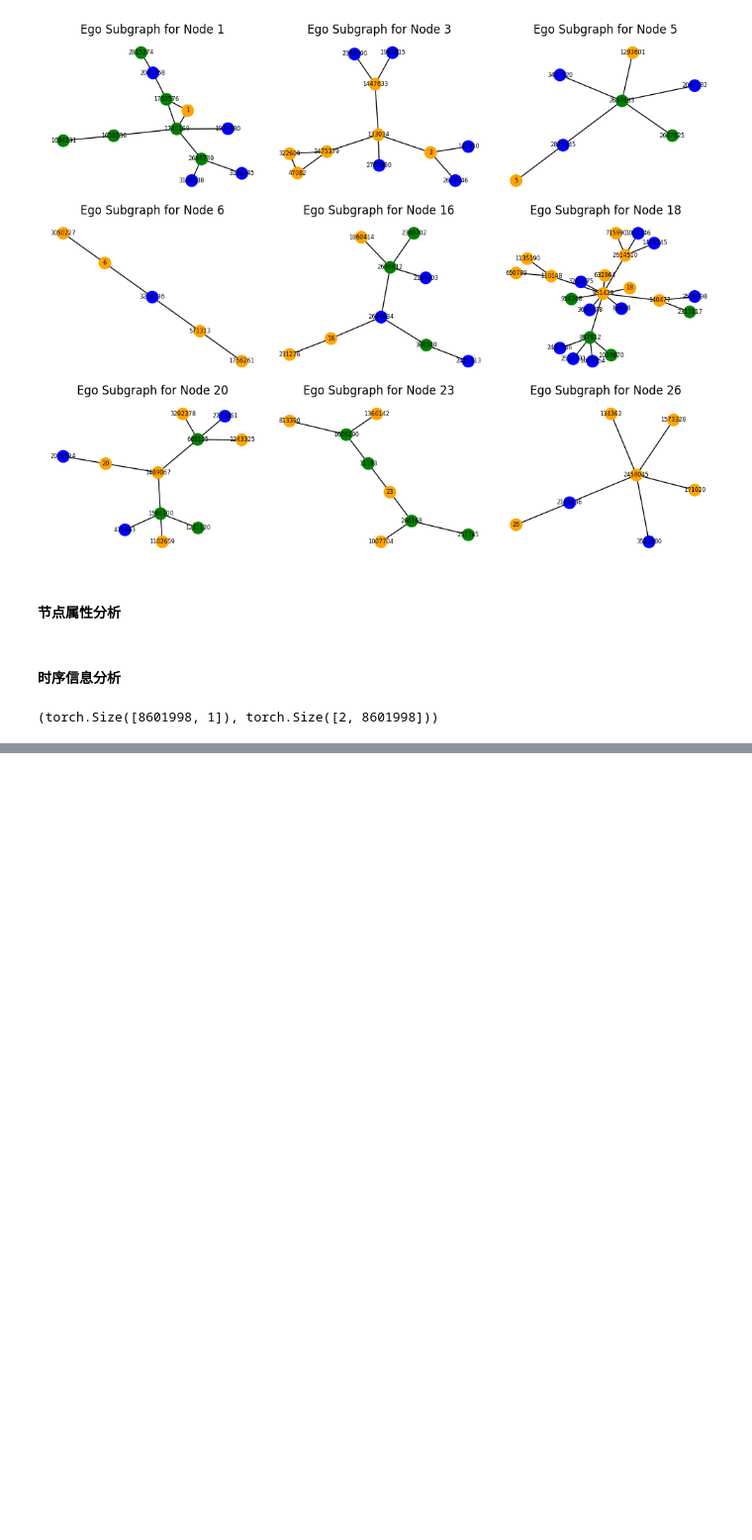
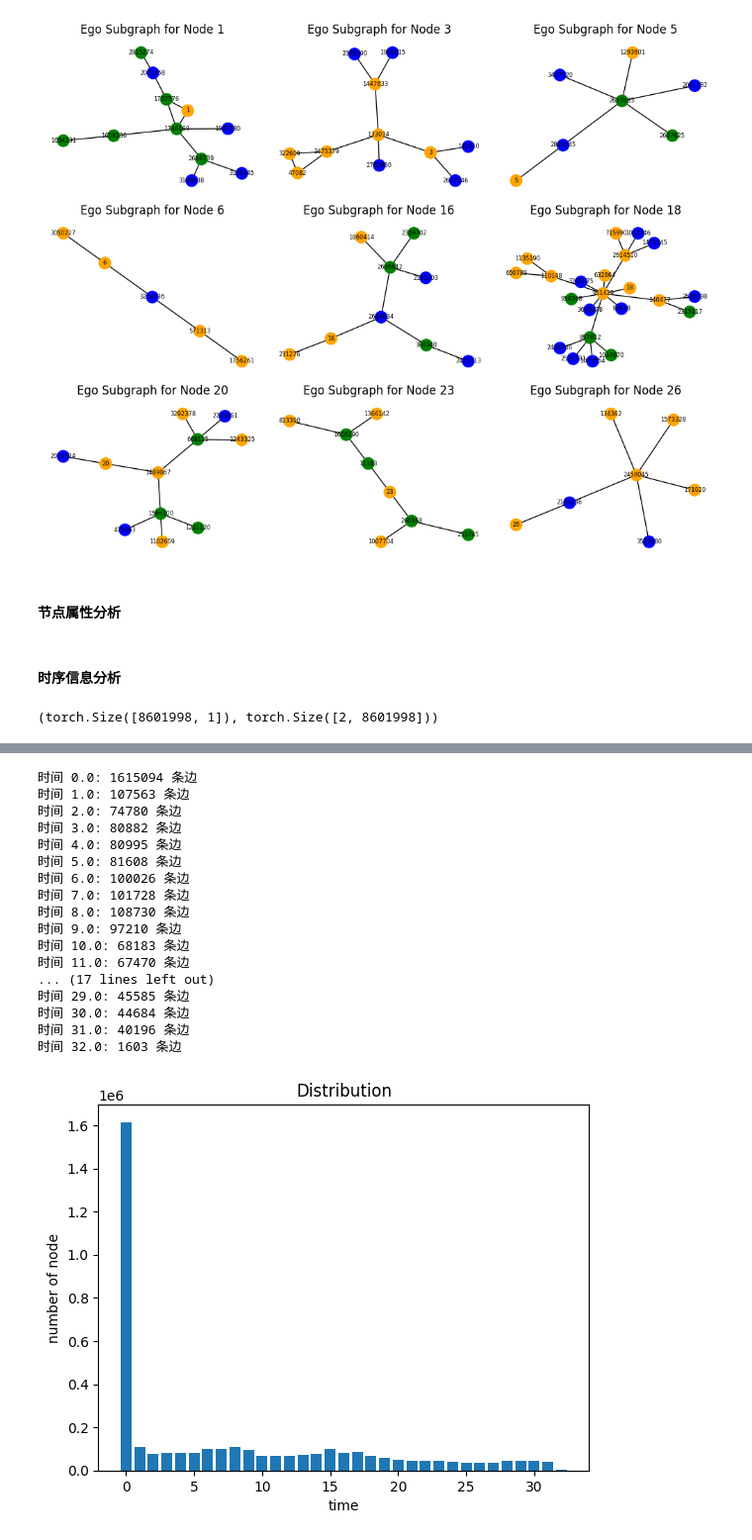
Before and after one commit to mgao97/DGraph_Experiments, a Jupyter notebook: our.ipynb, the cells around one changed output, grey strips where cells are left out. Shown at 99% size. Cells and saved outputs as stored; diff of their text form; code cells hidden in the pictures; blank space fills up the shorter version.

```diff
--- a/our.ipynb
+++ b/our.ipynb
@@ -357,0 +440,58 @@ Error:
+# %%
+# 将 PyTorch 张量转换为 NumPy 数组
+time_array = data.node_time.numpy()
+node_array = np.array(range(data.x.shape[0]))
+
+# 获取时间张量的最小值和最大值
+min_time = np.min(time_array)
+max_time = np.max(time_array)
+
+# 创建时间范围，例如 [0, 1, 2, ..., 32]，可以根据需要修改步长
+time_range = np.arange(min_time, max_time + 1)
+
+# 初始化一个字典来存储每个时间点对应的边的数量
+node_counts = {time: 0 for time in time_range}
+
+# 统计每个时间点对应的边的数量
+for i in range(len(time_array)):
+    time = time_array[i]
+    node_counts[time] += 1
+
+
+# 打印每个时间点对应的边的数量
+for time, count in node_counts.items():
+    print(f"时间 {time}: {count} 条边")
+
+# 获取时间和边的数量
+times = list(node_counts.keys())
+node_counts_values = list(node_counts.values())
+
+# 创建一个简单的直方图
+plt.bar(times, node_counts_values)
+
+# 设置图的标题和坐标轴标签
+plt.title("Distribution")
+plt.xlabel("time")
+plt.ylabel("number of node")
+
+# 显示图
+plt.show()
+# %% [output]
+时间 0.0: 1615094 条边
+时间 1.0: 107563 条边
+时间 2.0: 74780 条边
+时间 3.0: 80882 条边
+时间 4.0: 80995 条边
+时间 5.0: 81608 条边
+时间 6.0: 100026 条边
+时间 7.0: 101728 条边
+时间 8.0: 108730 条边
+时间 9.0: 97210 条边
+时间 10.0: 68183 条边
+时间 11.0: 67470 条边
+... (17 lines left out)
+时间 29.0: 45585 条边
+时间 30.0: 44684 条边
+时间 31.0: 40196 条边
+时间 32.0: 1603 条边
+[figure, added]
```
Also changed, not shown: parts of 61 cells of this notebook, 33 other files.
